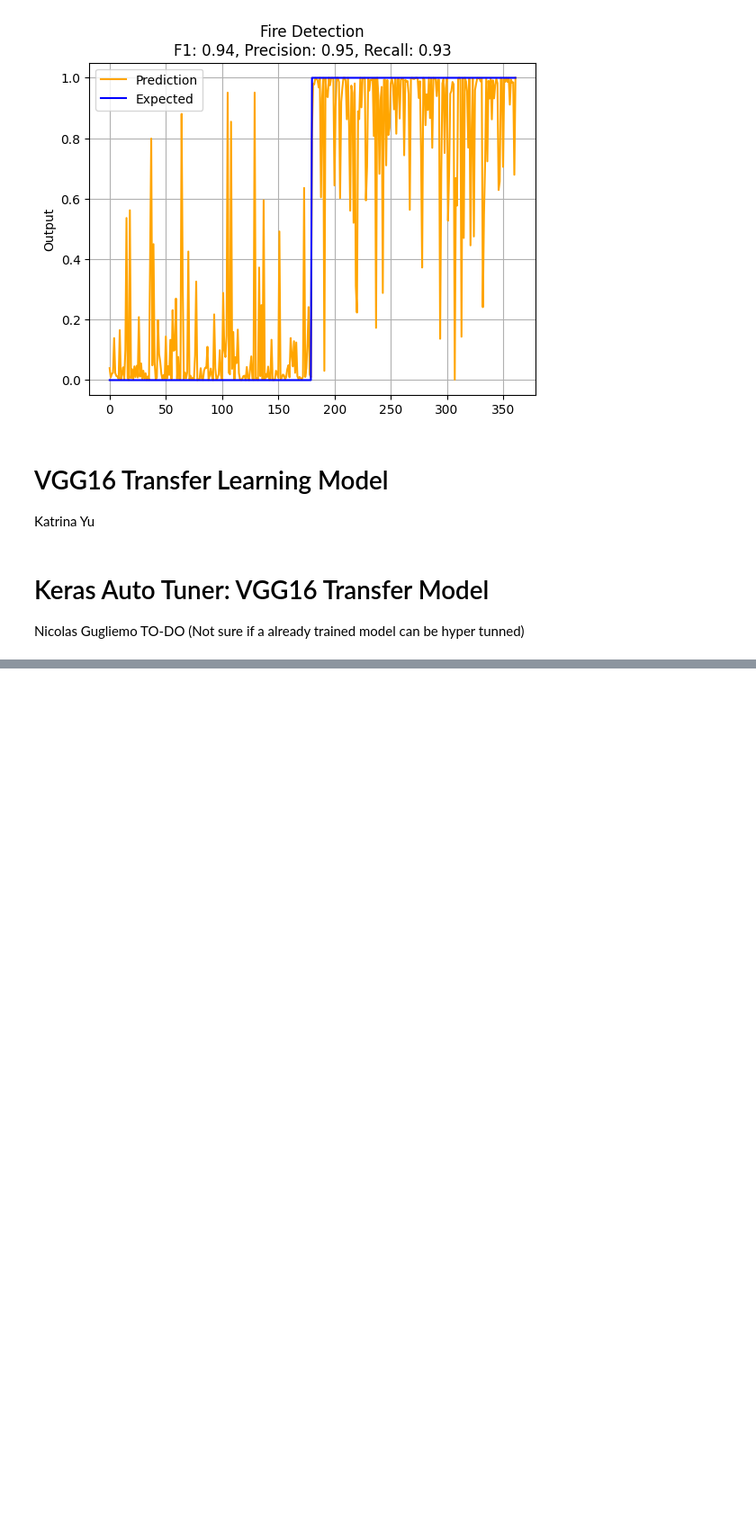
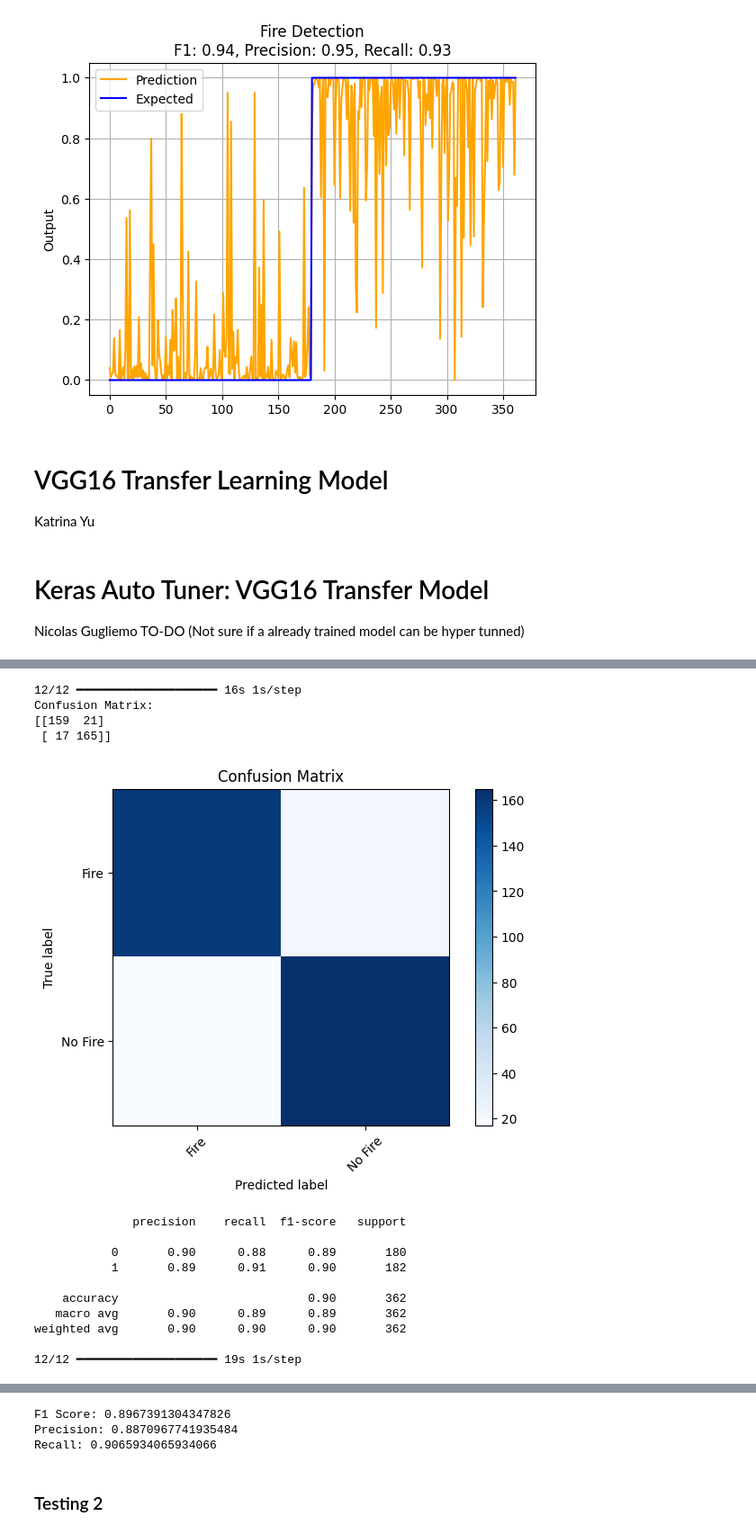
Before and after one commit to kyu2509/CSC180-Final-Project, a Jupyter notebook: CSC180_Final_Project_Setup.ipynb, the cells around one changed output, grey strips where cells are left out. Shown at 90% size. Saved outputs shown, nothing was run; the diff lists cells and outputs as text; code cells hidden in the pictures; blank space fills up the shorter version.

Commit message:
Added ResNet50 Model

```diff
--- a/CSC180_Final_Project_Setup.ipynb
+++ b/CSC180_Final_Project_Setup.ipynb
@@ -598,0 +694,47 @@ Nicolas Gugliemo TO-DO (Not sure if a already trained model can be hyper tunned)
+# %%
+from sklearn.metrics import confusion_matrix, classification_report
+
+y_pred = resnet50_model.predict(X_test)
+y_pred_binary = y_pred.argmax(axis=1)  # Convert to class indices
+y_test_labels = y_test.argmax(axis=1)  # Convert to class indices
+
+f1 = f1_score(y_test_labels, y_pred_binary)
+precision = precision_score(y_test_labels, y_pred_binary)
+recall = recall_score(y_test_labels, y_pred_binary)
+
+# Compute confusion matrix
+cm = confusion_matrix(y_test_labels, y_pred_binary)
+print("Confusion Matrix:")
+print(cm)
+
+# Plot confusion matrix
+class_names = ['Fire', 'No Fire']
+plt.figure()
+plot_confusion_matrix(cm, class_names, title='Confusion Matrix')
+plt.show()
+print(classification_report(y_test_labels, y_pred_binary))
+
+y_true = np.argmax(y_test, axis=1)
+pred = resnet.predict(X_test)
+pred = pred[:, 1]
+plot_roc(y_pred_binary, y_test_labels)
+
+print(f"F1 Score: {f1}")
+print(f"Precision: {precision}")
+print(f"Recall: {recall}")
+# %% [output]
+12/12 ━━━━━━━━━━━━━━━━━━━━ 16s 1s/step
+Confusion Matrix:
+[[159  21]
+ [ 17 165]]
+[figure, added]
+              precision    recall  f1-score   support
+
+           0       0.90      0.88      0.89       180
+           1       0.89      0.91      0.90       182
+
+    accuracy                           0.90       362
+   macro avg       0.90      0.89      0.89       362
+weighted avg       0.90      0.90      0.90       362
+
+12/12 ━━━━━━━━━━━━━━━━━━━━ 19s 1s/step
@@ -598,0 +742,5 @@ Nicolas Gugliemo TO-DO (Not sure if a already trained model can be hyper tunned)
+F1 Score: 0.8967391304347826
+Precision: 0.8870967741935484
+Recall: 0.9065934065934066
+# %% [markdown]
+### Testing 2
```
Also changed, not shown: parts of 10 cells of this notebook.
